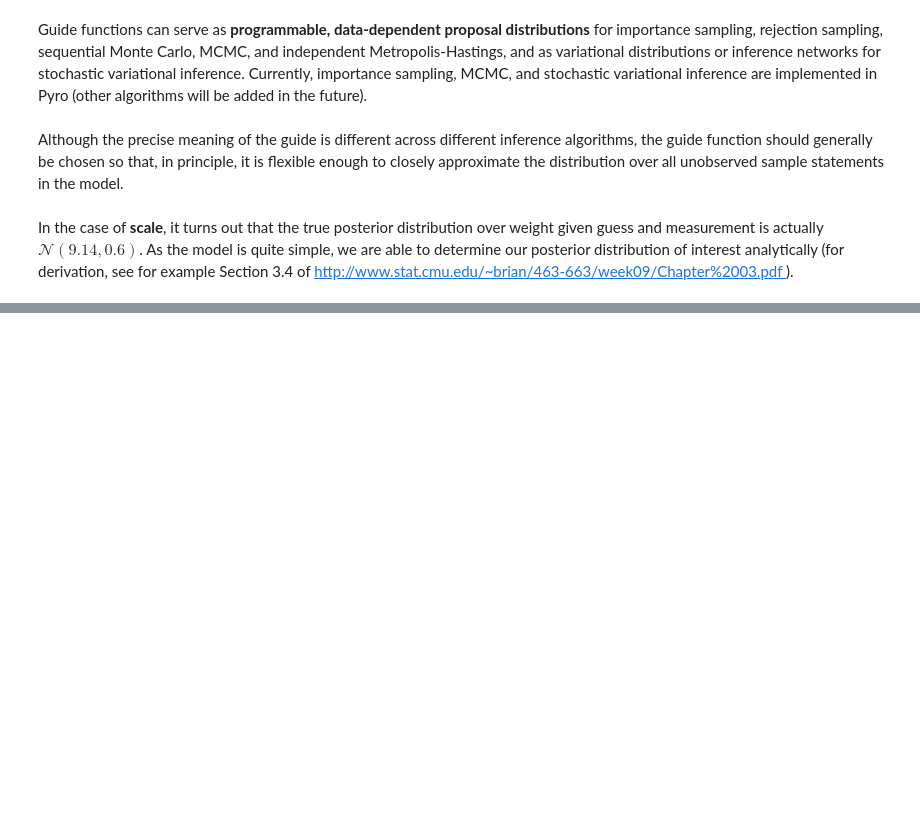
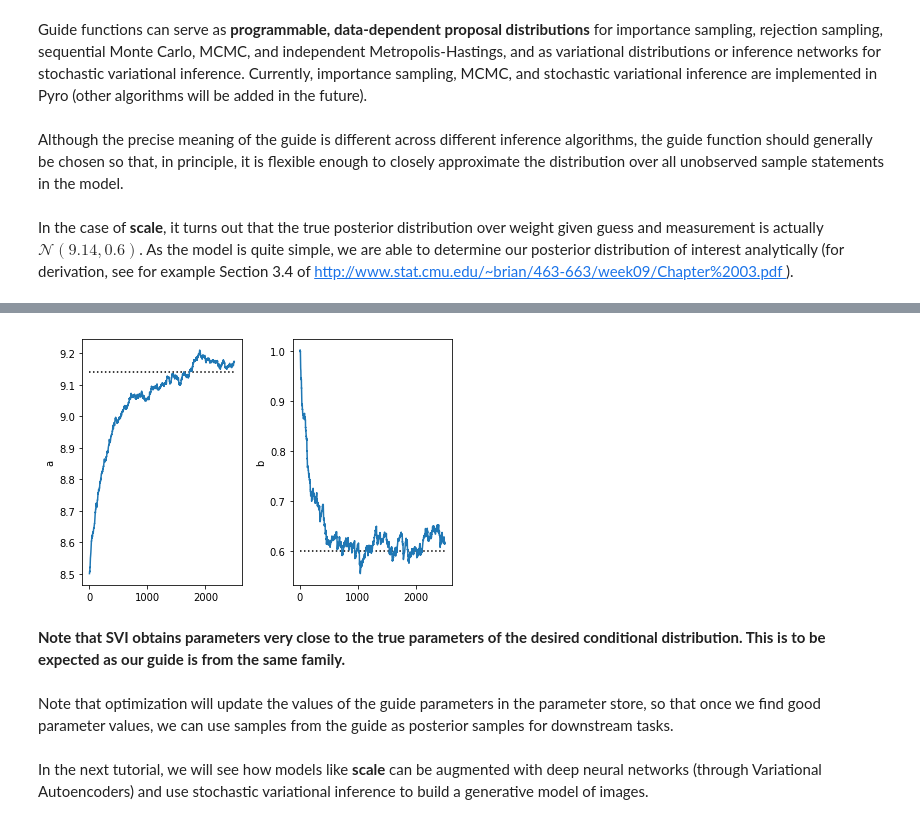
Before and after one commit to ahmedmalaa/Pyro-probabilistic-models, a Jupyter notebook: Tutorials/Tutorial 2 - Inference in Pyro.ipynb, the cells around one changed output, grey strips where cells are left out. Cells and saved outputs as stored; diff of their text form; code cells hidden in the pictures; blank space fills up the shorter version.

```diff
--- a/Tutorials/Tutorial 2 - Inference in Pyro.ipynb
+++ b/Tutorials/Tutorial 2 - Inference in Pyro.ipynb
@@ -83,0 +150,19 @@ def perfect_guide(guess):
+# %%
+plt.subplot(1,2,1)
+plt.plot([0,num_steps],[9.14,9.14], 'k:')
+plt.plot(a)
+plt.ylabel('a')
+
+plt.subplot(1,2,2)
+plt.ylabel('b')
+plt.plot([0,num_steps],[0.6,0.6], 'k:')
+plt.plot(b)
+plt.tight_layout()
+# %% [output]
+[figure, added]
+# %% [markdown]
+**Note that SVI obtains parameters very close to the true parameters of the desired conditional distribution. This is to be expected as our guide is from the same family.**
+# %% [markdown]
+Note that optimization will update the values of the guide parameters in the parameter store, so that once we find good parameter values, we can use samples from the guide as posterior samples for downstream tasks.
+# %% [markdown]
+In the next tutorial, we will see how models like **scale** can be augmented with deep neural networks (through Variational Autoencoders) and use stochastic variational inference to build a generative model of images.
```
Also changed, not shown: parts of 11 cells of this notebook.
